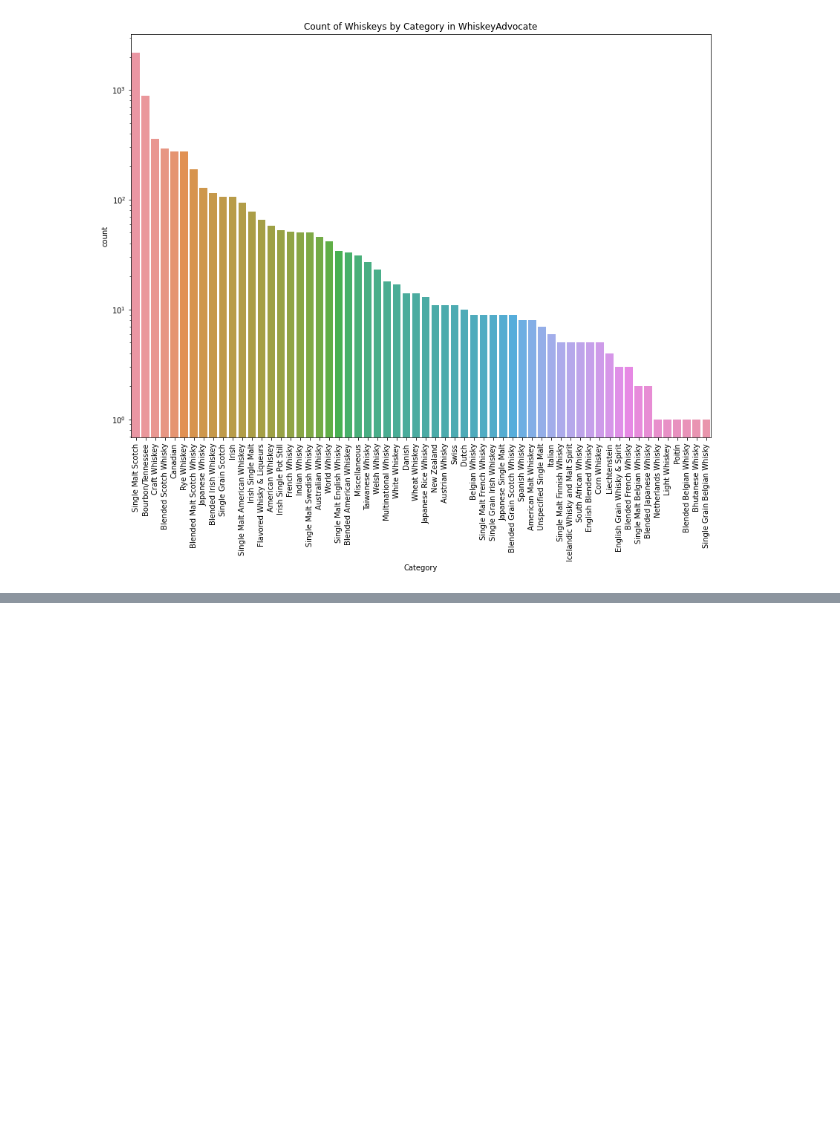
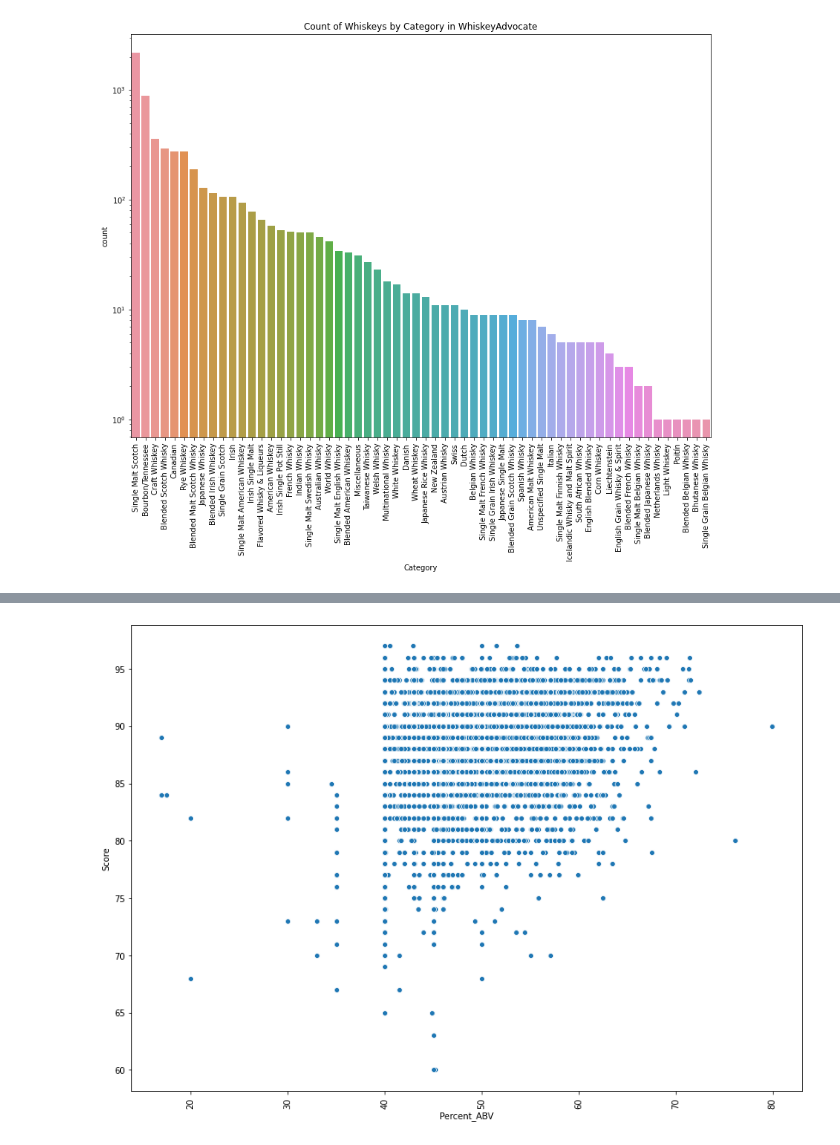
Before and after one commit to gspahlin/WhiskyAdvocate_ETL, a Jupyter notebook: whiskey_explore_and_clean.ipynb, the cells around one changed output, grey strips where cells are left out. Cells and saved outputs as stored; diff of their text form; code cells hidden in the pictures; blank space fills up the shorter version.

Commit message:
added a couple charts and progress in review processing

```diff
--- a/whiskey_explore_and_clean.ipynb
+++ b/whiskey_explore_and_clean.ipynb
@@ -335,0 +364,9 @@ plt.show()
+# %%
+#plot ABV vs score
+
+plt.figure(figsize = (14, 10))
+sns.scatterplot(x= 'Percent_ABV', y  = 'Score', data = whis_df)
+plt.xticks(rotation = 90)
+plt.show()
+# %% [output]
+[figure, added]
```
Also changed, not shown: parts of 19 cells of this notebook.
